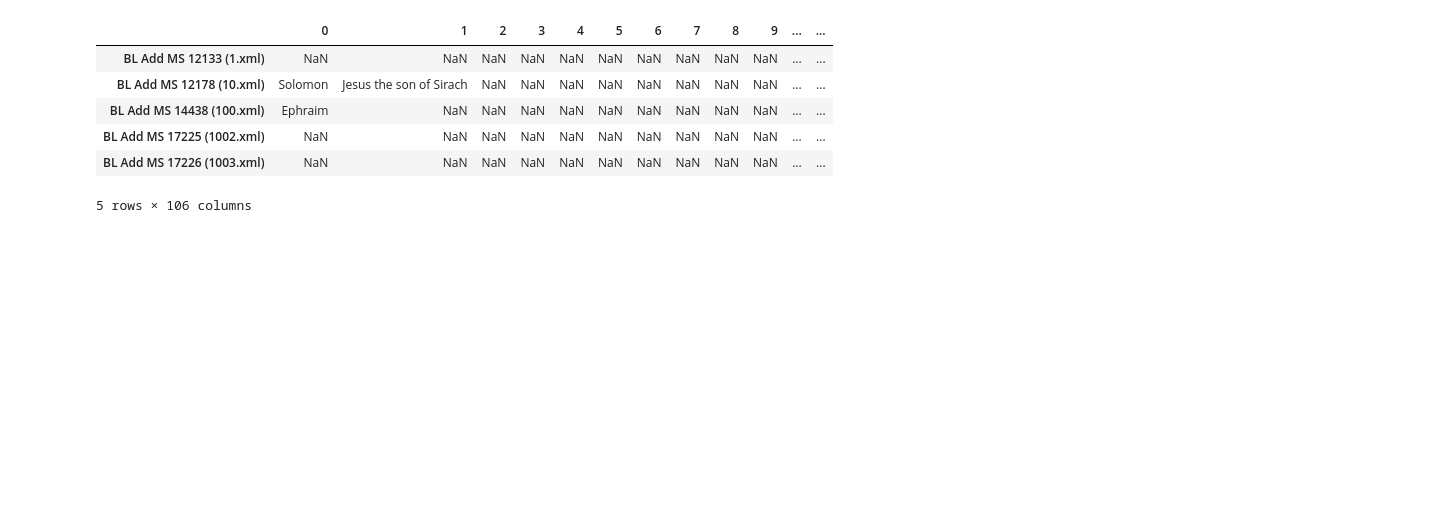
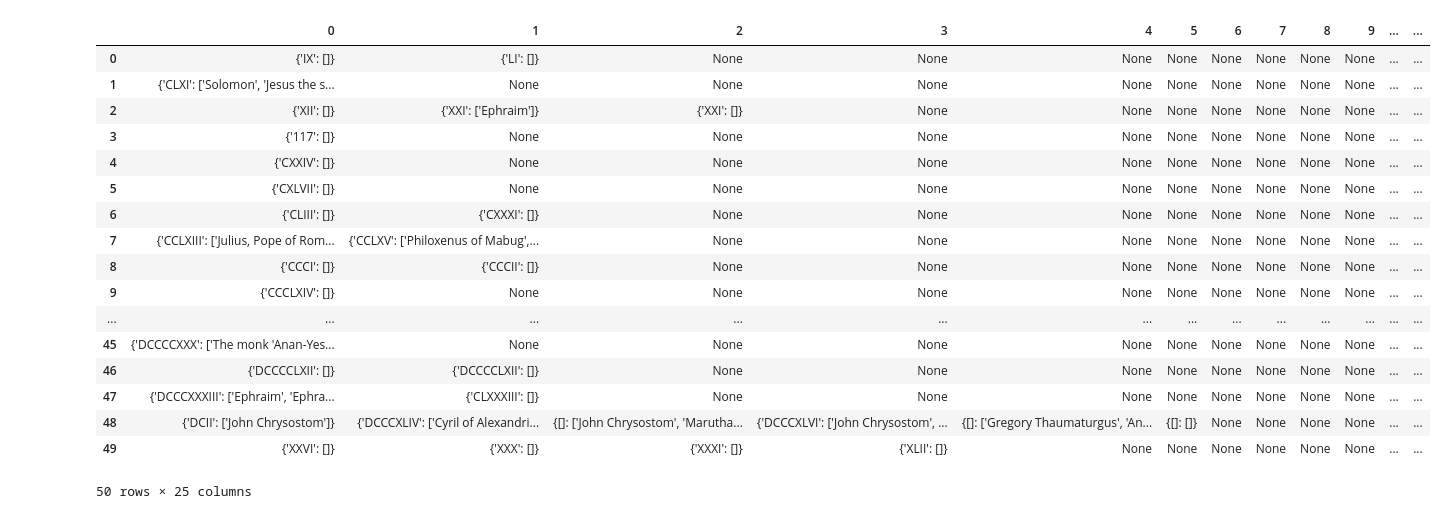
Before and after one commit to maeirnoam/ReligionDH, a Jupyter notebook: Simtho/BL XML.ipynb, the cells around one changed output. Cells and saved outputs as stored; diff of their text form; code cells hidden in the pictures; blank space fills up the shorter version.

```diff
--- a/Simtho/BL XML.ipynb
+++ b/Simtho/BL XML.ipynb
@@ -10,3 +6,32 @@ import xml.etree.ElementTree as ET
+# %%
+def get_authors(folder, filename): # e.g.:'BL data', '39.xml'
+    tree = ET.parse(f'{folder}/{filename}')
+    root = tree.getroot()
+    ms = []
+    for part in root.iter('{http://www.tei-c.org/ns/1.0}msPart'):
+        #get multiple ms parts
+        for idno in part.iter('{http://www.tei-c.org/ns/1.0}idno'):
+            if 'type' in idno.attrib.keys():
+                if 'Wright-BL-Roman' in idno.attrib['type']:
+                    idno = idno.text
+        authors = []
+        for item in part.iter('{http://www.tei-c.org/ns/1.0}author'):
+            if item.text != 'William Wright' and item.text is not None:
+                authors.append(item.text)
+        ms_part = {idno: authors}
+        ms.append(ms_part)
+    if len(ms) == 0: #no parts to ms, so get entire ms
+        for idno in root.iter('{http://www.tei-c.org/ns/1.0}idno'):
+            if 'type' in idno.attrib.keys():
+                if 'Wright-BL-Roman' in idno.attrib['type']:
+                    idno = idno.text
+        authors = []
+        for item in root.iter('{http://www.tei-c.org/ns/1.0}author'):
+            if item.text != 'William Wright' and item.text is not None:
+                authors.append(item.text)
+        ms_part = {idno: authors}
+        ms.append(ms_part)
+    return ms
 # %%
 folder = 'BL data' #path begins in root of project
 authors_list = []
@@ -15,13 +40,24 @@ for filename in os.listdir(folder):
     if s is not None:
         authors_list.append(s)
 # %%
-df = pd.DataFrame(authors_list)
-df.head(5)
+df = pd.DataFrame.from_dict(authors_list)
+df.head(50)
 # %% [output]
 |  | 0 | 1 | 2 | 3 | 4 | 5 | 6 | 7 | 8 | 9 | ... | ... |
-| BL Add MS 12133 (1.xml) | NaN | NaN | NaN | NaN | NaN | NaN | NaN | NaN | NaN | NaN | ... | ... |
-| BL Add MS 12178 (10.xml) | Solomon | Jesus the son of Sirach | NaN | NaN | NaN | NaN | NaN | NaN | NaN | NaN | ... | ... |
-| BL Add MS 14438 (100.xml) | Ephraim | NaN | NaN | NaN | NaN | NaN | NaN | NaN | NaN | NaN | ... | ... |
-| BL Add MS 17225 (1002.xml) | NaN | NaN | NaN | NaN | NaN | NaN | NaN | NaN | NaN | NaN | ... | ... |
-| BL Add MS 17226 (1003.xml) | NaN | NaN | NaN | NaN | NaN | NaN | NaN | NaN | NaN | NaN | ... | ... |
+| 0 | {'IX': []} | {'LI': []} | None | None | None | None | None | None | None | None | ... | ... |
+| 1 | {'CLXI': ['Solomon', 'Jesus the s... | None | None | None | None | None | None | None | None | None | ... | ... |
+| 2 | {'XII': []} | {'XXI': ['Ephraim']} | {'XXI': []} | None | None | None | None | None | None | None | ... | ... |
+| 3 | {'117': []} | None | None | None | None | None | None | None | None | None | ... | ... |
+| 4 | {'CXXIV': []} | None | None | None | None | None | None | None | None | None | ... | ... |
+| 5 | {'CXLVII': []} | None | None | None | None | None | None | None | None | None | ... | ... |
+| 6 | {'CLIII': []} | {'CXXXI': []} | None | None | None | None | None | None | None | None | ... | ... |
+| 7 | {'CCLXIII': ['Julius, Pope of Rom... | {'CCLXV': ['Philoxenus of Mabug',... | None | None | None | None | None | None | None | None | ... | ... |
+| 8 | {'CCCI': []} | {'CCCII': []} | None | None | None | None | None | None | None | None | ... | ... |
+| 9 | {'CCCLXIV': []} | None | None | None | None | None | None | None | None | None | ... | ... |
+| ... | ... | ... | ... | ... | ... | ... | ... | ... | ... | ... | ... | ... |
+| 45 | {'DCCCCXXX': ['The monk 'Anan-Yes... | None | None | None | None | None | None | None | None | None | ... | ... |
+| 46 | {'DCCCCLXII': []} | {'DCCCCLXII': []} | None | None | None | None | None | None | None | None | ... | ... |
+| 47 | {'DCCCXXXIII': ['Ephraim', 'Ephra... | {'CLXXXIII': []} | None | None | None | None | None | None | None | None | ... | ... |
+| 48 | {'DCII': ['John Chrysostom']} | {'DCCCXLIV': ['Cyril of Alexandri... | {[]: ['John Chrysostom', 'Marutha... | {'DCCCXLVI': ['John Chrysostom', ... | {[]: ['Gregory Thaumaturgus', 'An... | {[]: []} | None | None | None | None | ... | ... |
+| 49 | {'XXVI': []} | {'XXX': []} | {'XXXI': []} | {'XLII': []} | None | None | None | None | None | None | ... | ... |
-5 rows × 106 columns
+50 rows × 25 columns
```
Also changed, not shown: parts of 11 cells of this notebook, 1 other file.
